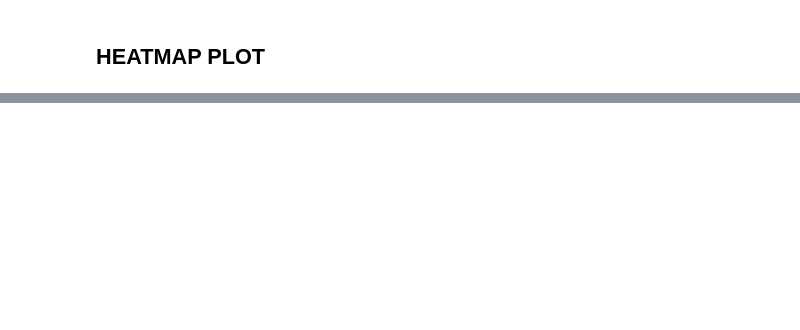
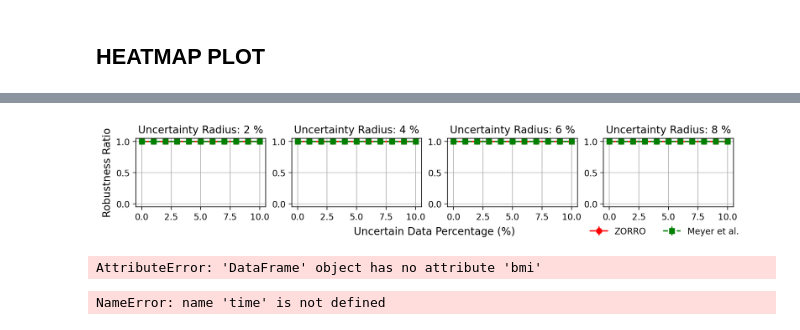
Before and after one commit to rx-72/Data-Augmentation-Project, a Jupyter notebook: Testing/netflix_test.ipynb, the cells around one changed output, grey strips where cells are left out. Drawn from its saved outputs; the diff is of its cells as text; code cells hidden in the pictures; blank space fills up the shorter version.

```diff
--- a/Testing/netflix_test.ipynb
+++ b/Testing/netflix_test.ipynb
@@ -552,0 +676,44 @@ robustness_zonotope_std = (sum([(pd.DataFrame(robustness_dicts[i]).iloc[:, 2:]-r
+# %%
+uncertain_pcts = np.array([0, 0.01, 0.02, 0.03, 0.04, 0.05, 0.06, 0.07, 0.08, 0.09, 0.1])*100
+uncertain_radius_ratios = [0.02, 0.04, 0.06, 0.08]
+
+zonotope_data_mean_dict = dict()
+zonotope_data_std_dict = dict()
+for i, radius_ratio in enumerate(uncertain_radius_ratios):
+    zonotope_data_mean_dict[radius_ratio] = np.append([1], robustness_zonotope_mean.iloc[i, :].to_numpy())
+    zonotope_data_std_dict[radius_ratio] = np.append([0], robustness_zonotope_std.iloc[i, :].to_numpy())
+
+interval_data_mean_dict = dict()
+interval_data_std_dict = dict()
+for i, radius_ratio in enumerate(uncertain_radius_ratios):
+    interval_data_mean_dict[radius_ratio] = np.append([1], robustness_interval_mean.iloc[i, :].to_numpy())
+    interval_data_std_dict[radius_ratio] = np.append([0], robustness_interval_std.iloc[i, :].to_numpy())
+
+fig, axes = plt.subplots(nrows=1, ncols=4, figsize=(12, 2), sharex=True, dpi=200)
+
+for i in range(4):
+    uncertain_radius_ratio = uncertain_radius_ratios[i]
+    axes[i].errorbar(uncertain_pcts, zonotope_data_mean_dict[uncertain_radius_ratio],
+                     yerr=3*zonotope_data_std_dict[uncertain_radius_ratio],
+                     marker='o', color='red', label='ZORRO', linestyle='-')
+    axes[i].errorbar(uncertain_pcts, interval_data_mean_dict[uncertain_radius_ratio],
+                     yerr=3*interval_data_std_dict[uncertain_radius_ratio],
+                     marker='s', color='green', label='Meyer et al.', linestyle='--')
+    axes[i].set_title(f'Uncertainty Radius: {int(uncertain_radius_ratio*100)} %')
+    if i == 0:
+        axes[i].set_ylabel('Robustness Ratio', fontsize=12)
+    axes[i].set_ylim(-0.05, 1.05)
+    axes[i].grid(True)
+
+# Adjust layout
+lines_labels = [axes[0].get_legend_handles_labels()]
+lines, labels = [sum(lol, []) for lol in zip(*lines_labels)]
+fig.legend(lines, labels, loc = (0.73, 0.03), ncol=2, frameon=False)
+
+plt.subplots_adjust(wspace=0.2, top=0.8, bottom=0.25, left=0.1, right=0.9)
+fig.supxlabel('Uncertain Data Percentage (%)', fontsize=12, verticalalignment='bottom')
+# plt.tight_layout()
+# plt.show()
+plt.savefig('ins-labels-lineplot.pdf', bbox_inches='tight')
+# %% [output]
+[figure, added]
@@ -552,0 +722,36 @@ robustness_zonotope_std = (sum([(pd.DataFrame(robustness_dicts[i]).iloc[:, 2:]-r
+# %%
+robustness_dicts = []
+for seed in tqdm(range(5), desc=f'Progress'):
+    robustness_radius = 100
+    weight_interval = X_train.bmi.max()-X_train.bmi.min()
+    uncertain_radius_ratios = [0.04, 0.06, 0.08, 0.1]
+    uncertain_radiuses = [ratio*weight_interval for ratio in uncertain_radius_ratios]
+    uncertain_pcts = list(np.arange(1, 11)/100)
+    robustness_dict = dict()
+    robustness_dict['uncertain_radius'] = uncertain_radiuses
+    robustness_dict['uncertain_radius_ratios'] = uncertain_radius_ratios
+    for uncertain_pct in tqdm(uncertain_pcts, desc=f'Rep {seed+1}', leave=False):
+        robustness_dict[uncertain_pct] = list()
+        uncertain_num = int(uncertain_pct*len(y_train))
+        for uncertain_radius_ratio in tqdm(uncertain_radius_ratios, desc=f'Uncertain Data PCT: {uncertain_pct}', leave=False):
+            robustness_ratio = compute_robustness_ratio(X_train, y_train, X_test, y_test,
+                                                        uncertain_attr='bmi',
+                                                        uncertain_num=uncertain_num,
+                                                        uncertain_radius_ratio=uncertain_radius_ratio,
+                                                        robustness_radius=robustness_radius)
+            if robustness_ratio==0:
+                trials_left = len(uncertain_radius_ratios)-uncertain_radius_ratios.index(uncertain_radius_ratio)
+                for _ in range(trials_left):
+                    robustness_dict[uncertain_pct].append(0)
+                break
+            robustness_dict[uncertain_pct].append(robustness_ratio)
+    robustness_dicts.append(robustness_dict)
+# %% [output]
+AttributeError: 'DataFrame' object has no attribute 'bmi'
+# %%
+end_time = time.time()
+
+execution_time = end_time - start_time
+print(f"Execution time: {execution_time} seconds")
+# %% [output]
+NameError: name 'time' is not defined
```
Also changed, not shown: parts of 10 cells of this notebook, 4 other files.
